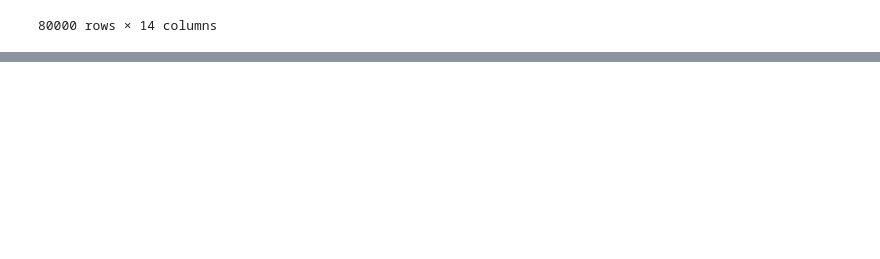
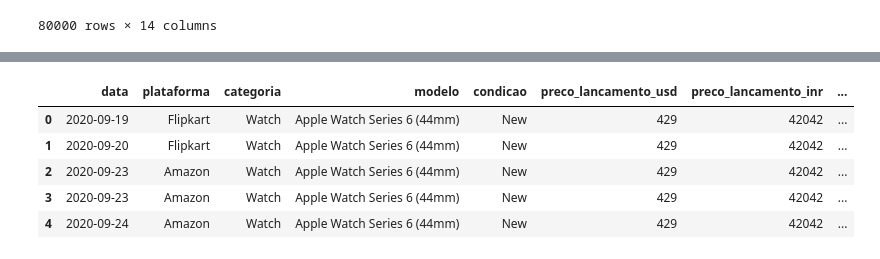
Before and after one commit to thiagosouzalink/jornada-dados-trilha-pandas, a Jupyter notebook: notebooks/apple_eda.ipynb, the cells around one changed output, grey strips where cells are left out. Cells and saved outputs as stored; diff of their text form; code cells hidden in the pictures; blank space fills up the shorter version.

```diff
--- a/notebooks/apple_eda.ipynb
+++ b/notebooks/apple_eda.ipynb
@@ -481,0 +531,8 @@ df_apple_tratado
+# %%
+df_apple["evento_promocional"] = df_apple["evento_promocional"].fillna("Sem promoção")
+# %%
+df_apple["data"] = pd.to_datetime(
+    df_apple["data"],
+    format="%Y/%m/%d",
+    errors="coerce"
+)
@@ -481,0 +585,10 @@ df_apple_tratado
+# %%
+df_apple["ano"] = df_apple["data"].dt.year
+df_apple.head()
+# %% [output]
+|  | data | plataforma | categoria | modelo | condicao | preco_lancamento_usd | preco_lancamento_inr | ... |
+| 0 | 2020-09-19 | Flipkart | Watch | Apple Watch Series 6 (44mm) | New | 429 | 42042 | ... |
+| 1 | 2020-09-20 | Flipkart | Watch | Apple Watch Series 6 (44mm) | New | 429 | 42042 | ... |
+| 2 | 2020-09-23 | Amazon | Watch | Apple Watch Series 6 (44mm) | New | 429 | 42042 | ... |
+| 3 | 2020-09-23 | Amazon | Watch | Apple Watch Series 6 (44mm) | New | 429 | 42042 | ... |
+| 4 | 2020-09-24 | Amazon | Watch | Apple Watch Series 6 (44mm) | New | 429 | 42042 | ... |
```
Also changed, not shown: parts of 17 cells of this notebook.
